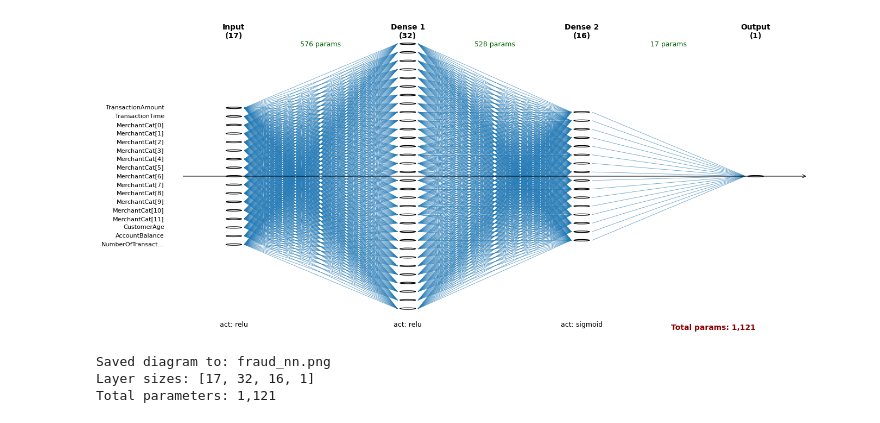
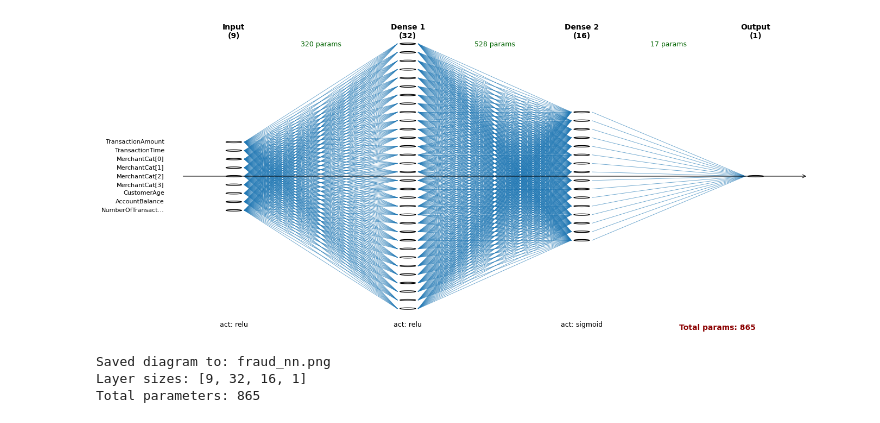
Before and after one commit to seshadrite/aimlexercises, a Jupyter notebook: exercise3.ipynb, the cells around one changed output. Saved outputs shown, nothing was run; the diff lists cells and outputs as text; code cells hidden in the pictures.

```diff
--- a/exercise3.ipynb
+++ b/exercise3.ipynb
@@ -175,11 +175,11 @@ def parse_hidden(s):
 
 def main():
     parser = argparse.ArgumentParser(description="Visualize NN architecture for fraud detection dataset")
-    parser.add_argument("--merchant_cardinality", type=int, default=12,
+    parser.add_argument("--merchant_cardinality", type=int, default=4,
                         help="Number of distinct MerchantCategory values (used for one-hot size)")
     parser.add_argument("--merchant_mode", choices=["onehot", "embedding", "index"], default="onehot",
                         help="How to represent MerchantCategory inputs")
-    parser.add_argument("--embedding_dim", type=int, default=8,
+    parser.add_argument("--embedding_dim", type=int, default=3,
                         help="Embedding dimension if merchant_mode=embedding")
     parser.add_argument("--hidden", type=str, default="32,16",
                         help="Comma-separated hidden layer sizes (e.g. 64,32). Default=32,16")
@@ -194,34 +194,34 @@ def main():
     # build input representation
     in_size, input_labels = build_input_representation(
         merchant_mode=args.merchant_mode,
         merchant_cardinality=args.merchant_cardinality,
         embedding_dim=args.embedding_dim)
 
     # final output layer
     if args.output_mode == "sigmoid":
         out_units = 1
         out_act = "sigmoid"
     else:
         out_units = 2
         out_act = "softmax"
 
     # full layers list includes input as first entry
     layers = [in_size] + hidden + [out_units]
     # layer names: Input, Hidden i..., Output
     layer_names = ["Input"] + [f"Dense {i+1}" for i in range(len(hidden))] + ["Output"]
     # activations list covers layers after input (len = len(layers)-1)
     acts = []
     for i in range(len(hidden)):
         acts.append("relu")
     acts.append(out_act)
 
     visualize_nn(layers, layer_names=layer_names, activations=acts, input_labels=input_labels,
                  figsize=(14,6), filename=args.out, show=(not args.no_show))
 
 if __name__ == "__main__":
     main()
 # %% [output]
-[figure, old version]
+[figure, new version]
 Saved diagram to: fraud_nn.png
-Layer sizes: [17, 32, 16, 1]
-Total parameters: 1,121
+Layer sizes: [9, 32, 16, 1]
+Total parameters: 865
```
